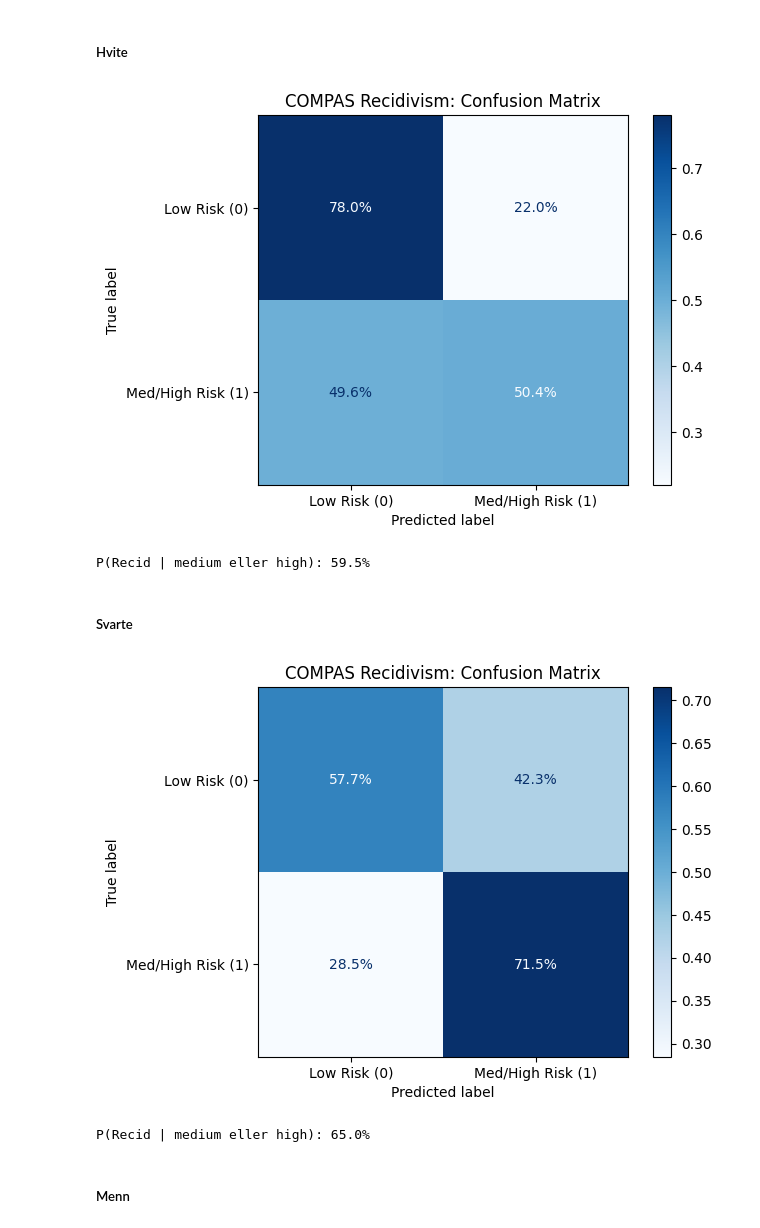
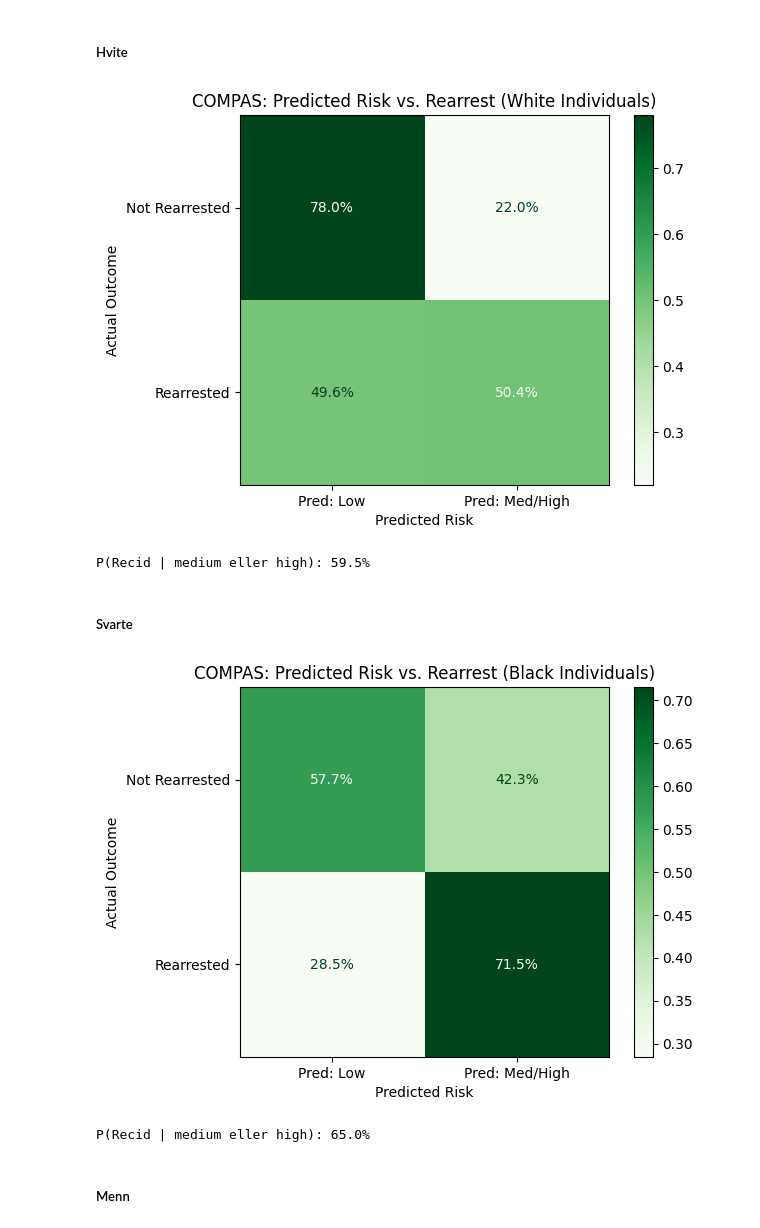
Before and after one commit to hhareide/HON2200_Prosjekt1_COMPAS, a Jupyter notebook: compasanalyse.ipynb, the cells around one changed output. Saved outputs shown, nothing was run; the diff lists cells and outputs as text; code cells hidden in the pictures.

```diff
--- a/compasanalyse.ipynb
+++ b/compasanalyse.ipynb
@@ -49,3 +49,11 @@ Data columns (total 53 columns):
  52  two_year_recid           6172 non-null   int64
 dtypes: float64(4), int64(16), str(33)
 memory usage: 2.5 MB
+# %%
+df_full['compas_screening_date'] = pd.to_datetime(df_full['compas_screening_date'])
+
+earliest_date = df_full['compas_screening_date'].min()
+latest_date = df_full['compas_screening_date'].max()
+
+print("Earliest date:", earliest_date)
+print("Latest date:", latest_date)
@@ -206,25 +273,33 @@ P(Recid | medium eller high): 63.0%
 # %%
 sortby = 'Caucasian'
 
 df_full['predicted_recid'] = df_full['score_text'].apply(lambda x: 1 if x in ['Medium', 'High'] else 0)
 df_sorted = df_full[df_full['race'] == sortby]
 
 
 cm_rates = confusion_matrix(df_sorted['two_year_recid'], df_sorted['predicted_recid'], normalize='true')
 
 disp = ConfusionMatrixDisplay(confusion_matrix=cm_rates,
                               display_labels=['Low Risk (0)', 'Med/High Risk (1)'])
 
-disp.plot(cmap='Blues', values_format='.1%')
+disp.plot(cmap='Greens', values_format='.1%')
 
-plt.title('COMPAS Recidivism: Confusion Matrix')
+# Customize axis labels
+disp.ax_.set_xlabel("Predicted Risk")
+disp.ax_.set_ylabel("Actual Outcome")
+
+# Customize tick labels separately
+disp.ax_.set_xticklabels(['Pred: Low', 'Pred: Med/High'])
+disp.ax_.set_yticklabels(['Not Rearrested', 'Rearrested'])
+
+plt.title('COMPAS: Predicted Risk vs. Rearrest (White Individuals)')
 plt.show()
 
 rated_dangerous = df_sorted[df_sorted['predicted_recid'] == 1]
 p_recid = rated_dangerous['two_year_recid'].mean()
 print(f"P(Recid | medium eller high): {p_recid:.1%}")
 # %% [output]
-[figure, old version]
+[figure, new version]
 P(Recid | medium eller high): 59.5%
 # %% [markdown]
 ##### Svarte
@@ -240,16 +315,24 @@ cm_rates = confusion_matrix(df_sorted['two_year_recid'], df_sorted['predicted_re
 disp = ConfusionMatrixDisplay(confusion_matrix=cm_rates,
                               display_labels=['Low Risk (0)', 'Med/High Risk (1)'])
 
-disp.plot(cmap='Blues', values_format='.1%')
+disp.plot(cmap='Greens', values_format='.1%')
 
-plt.title('COMPAS Recidivism: Confusion Matrix')
+# Customize axis labels
+disp.ax_.set_xlabel("Predicted Risk")
+disp.ax_.set_ylabel("Actual Outcome")
+
+# Customize tick labels separately
+disp.ax_.set_xticklabels(['Pred: Low', 'Pred: Med/High'])
+disp.ax_.set_yticklabels(['Not Rearrested', 'Rearrested'])
+
+plt.title('COMPAS: Predicted Risk vs. Rearrest (Black Individuals)')
 plt.show()
 
 rated_dangerous = df_sorted[df_sorted['predicted_recid'] == 1]
 p_recid = rated_dangerous['two_year_recid'].mean()
 print(f"P(Recid | medium eller high): {p_recid:.1%}")
 # %% [output]
-[figure, old version]
+[figure, new version]
 P(Recid | medium eller high): 65.0%
 # %% [markdown]
 ##### Menn
```
Also changed, not shown: parts of 10 cells of this notebook.
